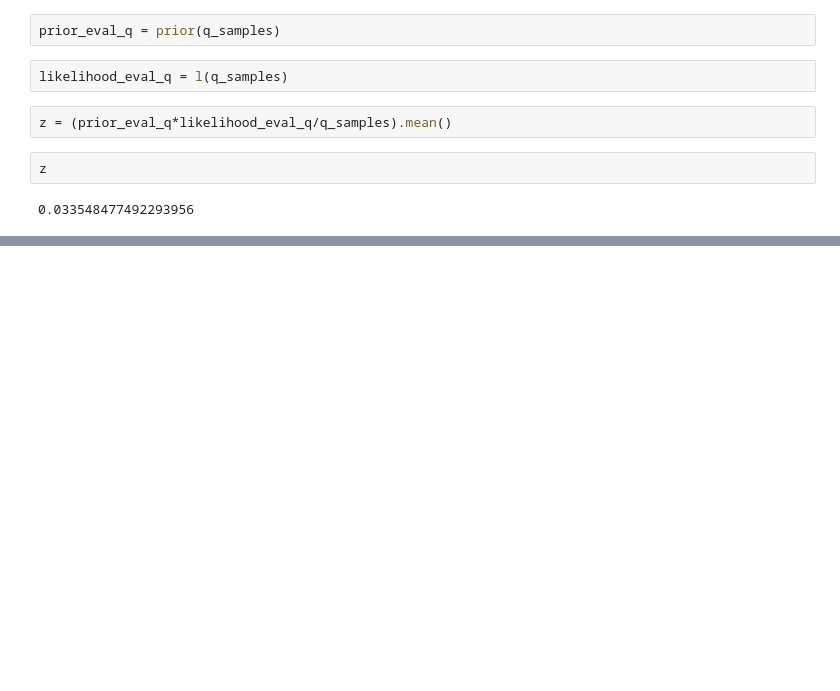
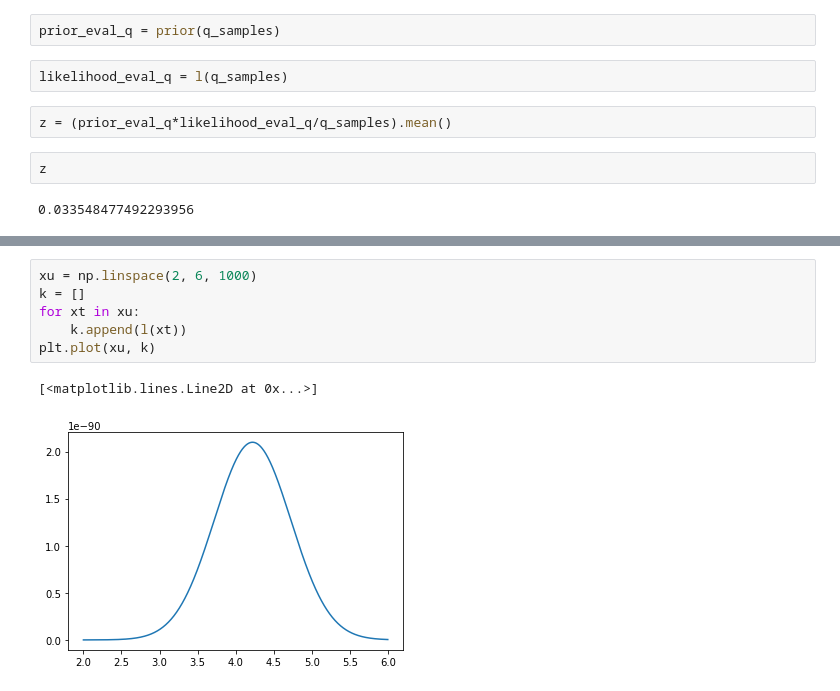
Before and after one commit to explain-ml/explain-ml-deprecated, a Jupyter notebook: notebooks/2021-March-10-importance-sampling.ipynb, the cells around one changed output, grey strips where cells are left out. Drawn from its saved outputs; the diff is of its cells as text; blank space fills up the shorter version.

```diff
--- a/notebooks/2021-March-10-importance-sampling.ipynb
+++ b/notebooks/2021-March-10-importance-sampling.ipynb
@@ -53,0 +93,9 @@ z
+# %%
+xu = np.linspace(2, 6, 1000)
+k = []
+for xt in xu:
+    k.append(l(xt))
+plt.plot(xu, k)
+# %% [output]
+[<matplotlib.lines.Line2D at 0x...>]
+[figure, added]
```
Also changed, not shown: parts of 17 cells of this notebook, 1 other file.
